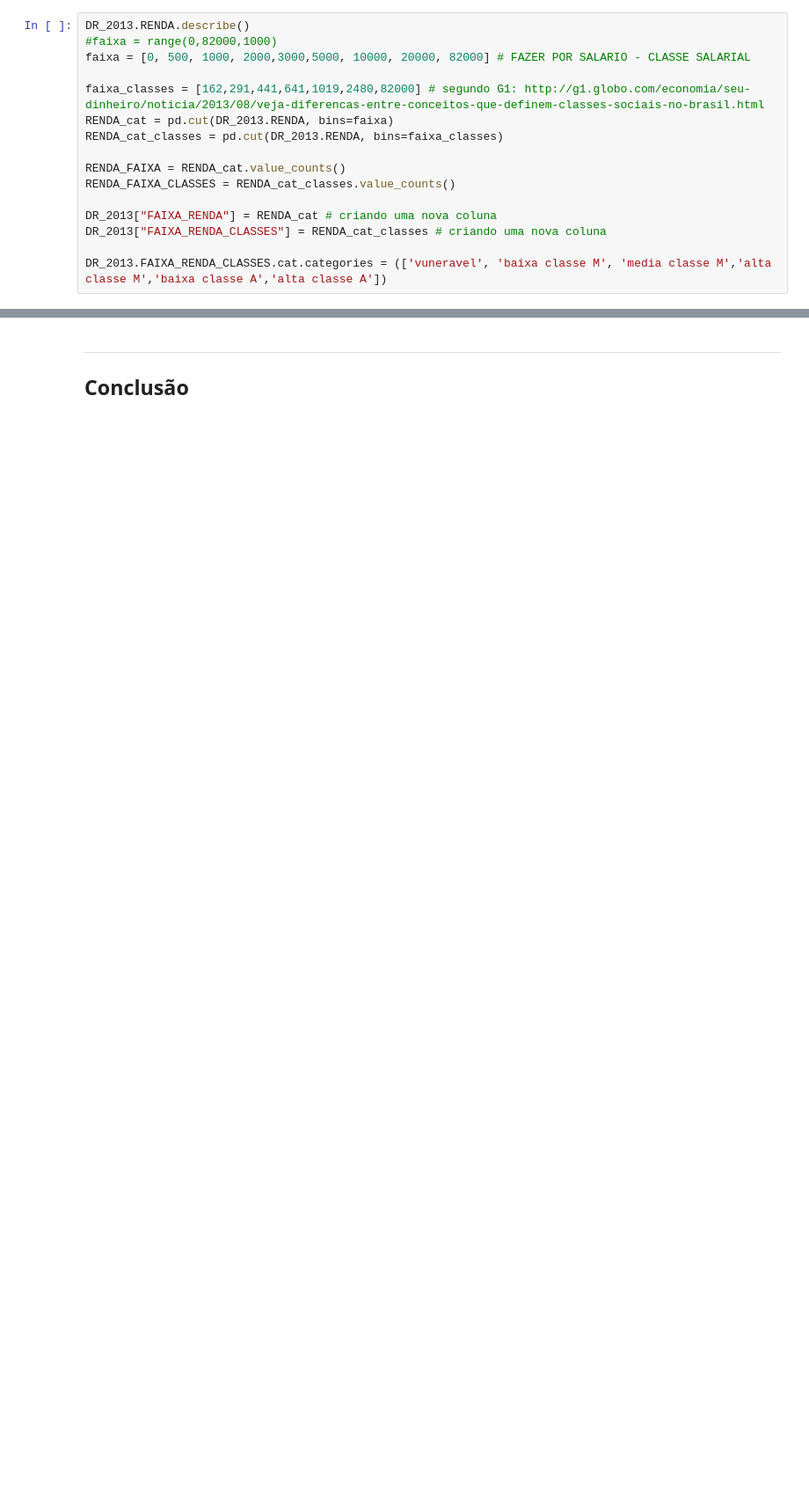
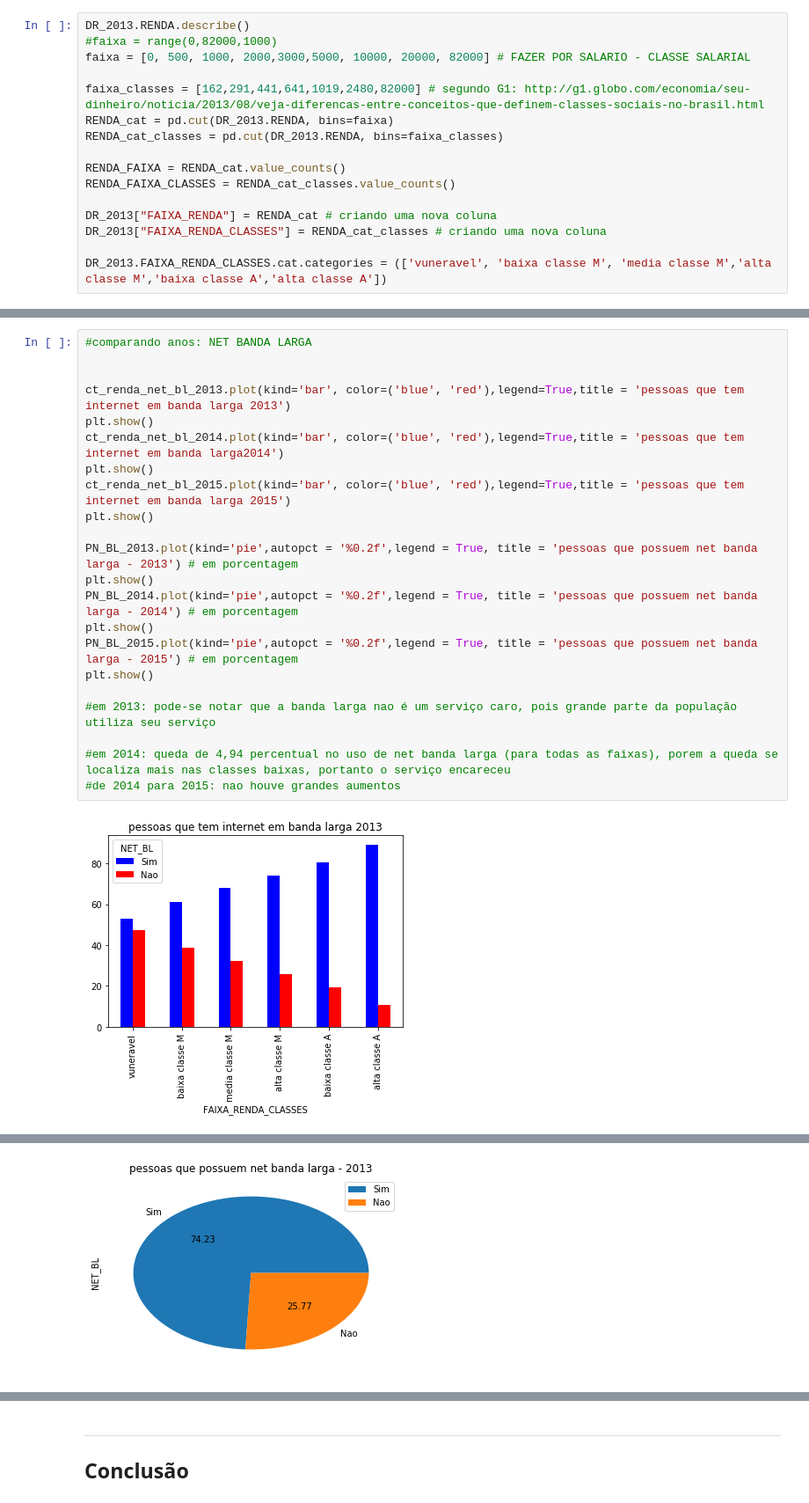
Before and after one commit to betofr1/Ciencia_dos_dados, a Jupyter notebook: Projeto1 Layout.ipynb, the cells around one changed output, grey strips where cells are left out. Shown: that part at 88% size. Drawn from its saved outputs; the diff is of its cells as text; blank space fills up the shorter version.

```diff
--- a/Projeto1 Layout.ipynb
+++ b/Projeto1 Layout.ipynb
@@ -215,0 +361,24 @@ ct_NR.plot(kind='hist', color=('blue', 'red'),legend=True,bins = faixa, normed =
+# %%
+#comparando anos: NET BANDA LARGA
+
+
+ct_renda_net_bl_2013.plot(kind='bar', color=('blue', 'red'),legend=True,title = 'pessoas que tem internet em banda larga 2013')
+plt.show()
+ct_renda_net_bl_2014.plot(kind='bar', color=('blue', 'red'),legend=True,title = 'pessoas que tem internet em banda larga2014')
+plt.show()
+ct_renda_net_bl_2015.plot(kind='bar', color=('blue', 'red'),legend=True,title = 'pessoas que tem internet em banda larga 2015')
+plt.show()
+
+PN_BL_2013.plot(kind='pie',autopct = '%0.2f',legend = True, title = 'pessoas que possuem net banda larga - 2013') # em porcentagem
+plt.show()
+PN_BL_2014.plot(kind='pie',autopct = '%0.2f',legend = True, title = 'pessoas que possuem net banda larga - 2014') # em porcentagem
+plt.show()
+PN_BL_2015.plot(kind='pie',autopct = '%0.2f',legend = True, title = 'pessoas que possuem net banda larga - 2015') # em porcentagem
+plt.show()
+
+#em 2013: pode-se notar que a banda larga nao é um serviço caro, pois grande parte da população utiliza seu serviço
+
+#em 2014: queda de 4,94 percentual no uso de net banda larga (para todas as faixas), porem a queda se localiza mais nas classes baixas, portanto o serviço encareceu
+#de 2014 para 2015: nao houve grandes aumentos
+# %% [output]
+[figure, added]
@@ -215,0 +387 @@ ct_NR.plot(kind='hist', color=('blue', 'red'),legend=True,bins = faixa, normed =
+[figure, added]
```
Also changed, not shown: parts of 25 cells of this notebook, 1 other file.
